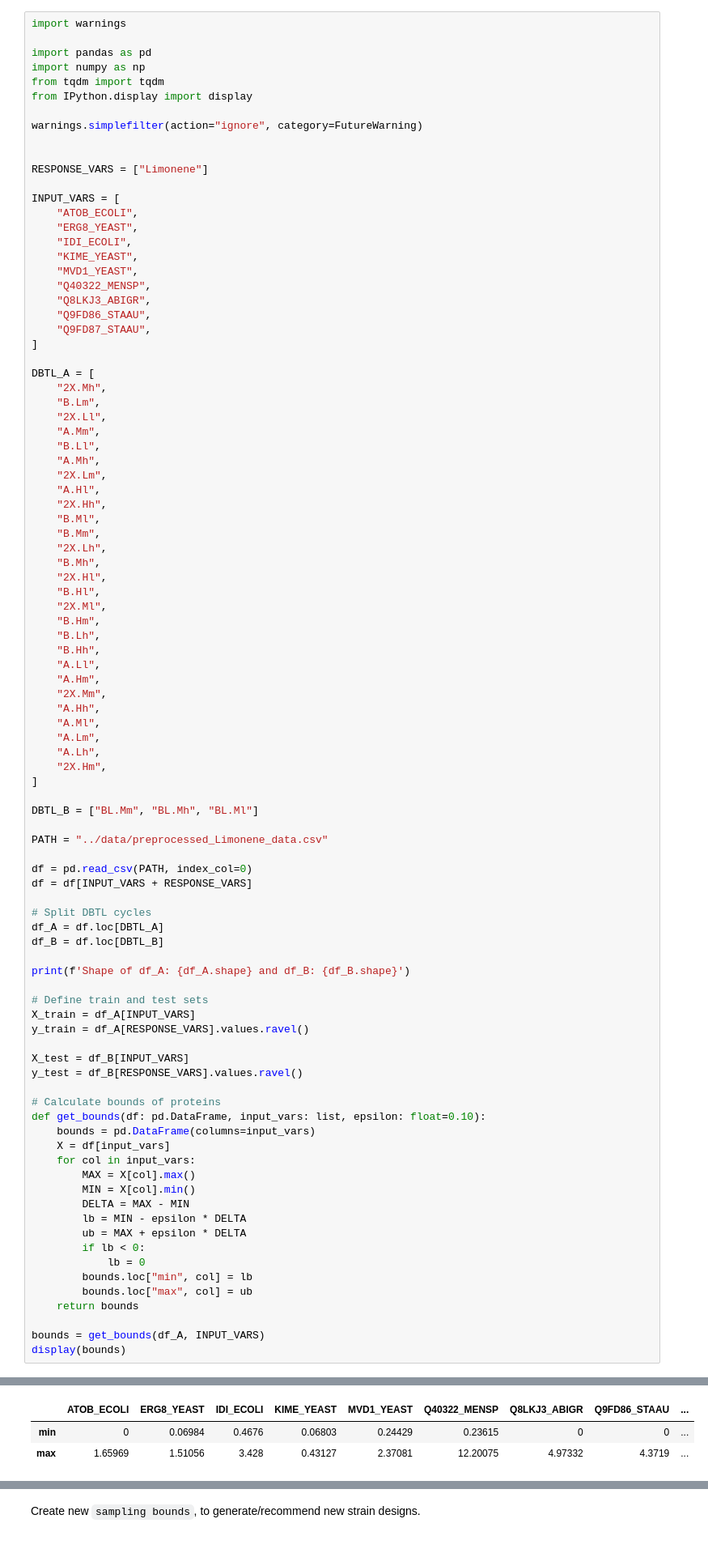
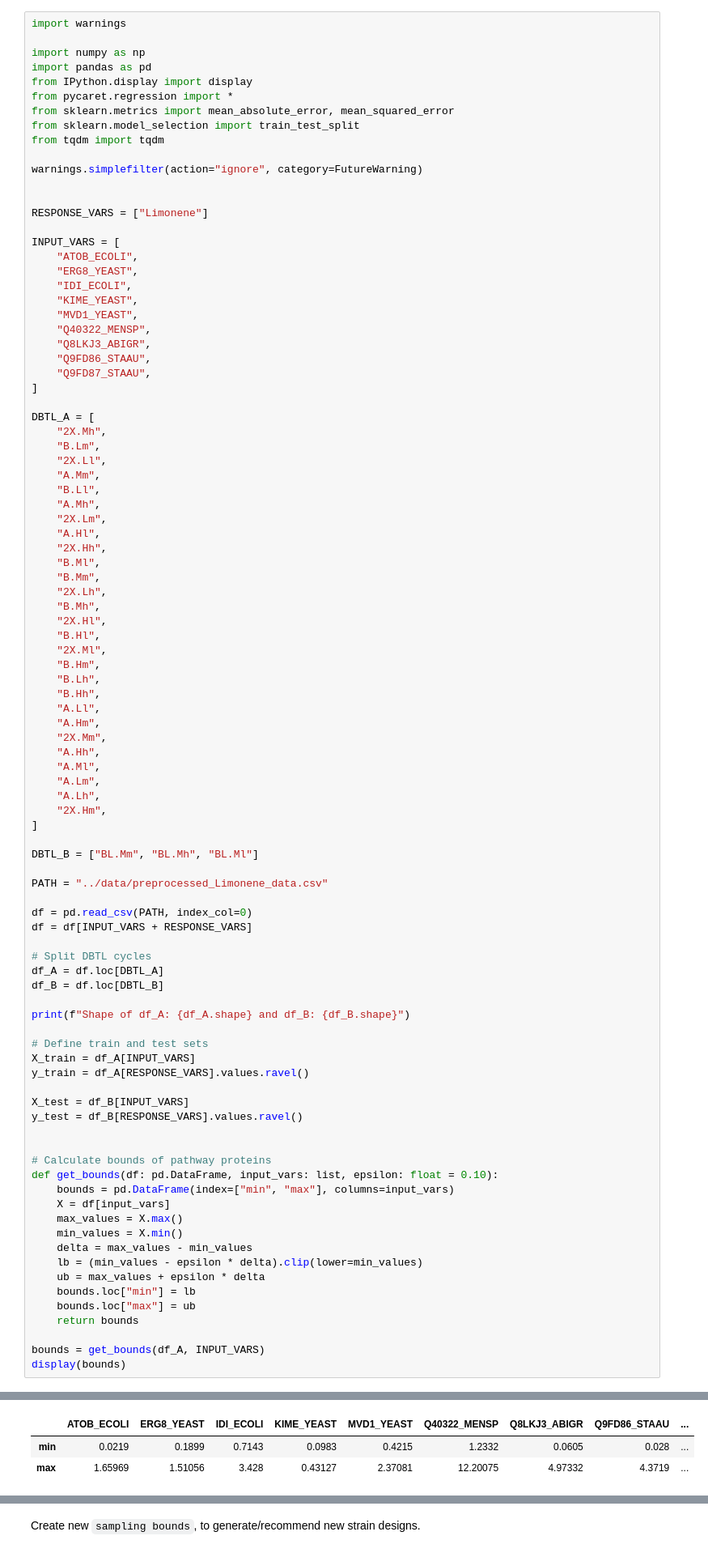
Before and after one commit to costasmexis/straindesignXAI, a Jupyter notebook: notebooks/Limonene_manual.ipynb, the cells around one changed output, grey strips where cells are left out. Shown: that part at 81% size. Saved outputs shown, nothing was run; the diff lists cells and outputs as text.

```diff
--- a/notebooks/Limonene_manual.ipynb
+++ b/notebooks/Limonene_manual.ipynb
@@ -1,10 +1,13 @@
 # %%
 import warnings
 
+import numpy as np
 import pandas as pd
-import numpy as np
+from IPython.display import display
+from pycaret.regression import *
+from sklearn.metrics import mean_absolute_error, mean_squared_error
+from sklearn.model_selection import train_test_split
 from tqdm import tqdm
-from IPython.display import display
 
 warnings.simplefilter(action="ignore", category=FutureWarning)
 
@@ -53,46 +56,44 @@ DBTL_A = [
     "2X.Hm",
 ]
 
 DBTL_B = ["BL.Mm", "BL.Mh", "BL.Ml"]
 
 PATH = "../data/preprocessed_Limonene_data.csv"
 
 df = pd.read_csv(PATH, index_col=0)
 df = df[INPUT_VARS + RESPONSE_VARS]
 
 # Split DBTL cycles
 df_A = df.loc[DBTL_A]
 df_B = df.loc[DBTL_B]
 
-print(f'Shape of df_A: {df_A.shape} and df_B: {df_B.shape}')
+print(f"Shape of df_A: {df_A.shape} and df_B: {df_B.shape}")
 
 # Define train and test sets
 X_train = df_A[INPUT_VARS]
 y_train = df_A[RESPONSE_VARS].values.ravel()
 
 X_test = df_B[INPUT_VARS]
 y_test = df_B[RESPONSE_VARS].values.ravel()
 
-# Calculate bounds of proteins
-def get_bounds(df: pd.DataFrame, input_vars: list, epsilon: float=0.10):
-    bounds = pd.DataFrame(columns=input_vars)
+
+# Calculate bounds of pathway proteins
+def get_bounds(df: pd.DataFrame, input_vars: list, epsilon: float = 0.10):
+    bounds = pd.DataFrame(index=["min", "max"], columns=input_vars)
     X = df[input_vars]
-    for col in input_vars:
-        MAX = X[col].max()
-        MIN = X[col].min()
-        DELTA = MAX - MIN
-        lb = MIN - epsilon * DELTA
-        ub = MAX + epsilon * DELTA
-        if lb < 0:
-            lb = 0
-        bounds.loc["min", col] = lb
-        bounds.loc["max", col] = ub
+    max_values = X.max()
+    min_values = X.min()
+    delta = max_values - min_values
+    lb = (min_values - epsilon * delta).clip(lower=min_values)
+    ub = max_values + epsilon * delta
+    bounds.loc["min"] = lb
+    bounds.loc["max"] = ub
     return bounds
 
 bounds = get_bounds(df_A, INPUT_VARS)
 display(bounds)
 # %% [output]
 Shape of df_A: (27, 10) and df_B: (3, 10)
 |  | ATOB_ECOLI | ERG8_YEAST | IDI_ECOLI | KIME_YEAST | MVD1_YEAST | Q40322_MENSP | Q8LKJ3_ABIGR | Q9FD86_STAAU | ... |
-| min | 0 | 0.06984 | 0.4676 | 0.06803 | 0.24429 | 0.23615 | 0 | 0 | ... |
+| min | 0.0219 | 0.1899 | 0.7143 | 0.0983 | 0.4215 | 1.2332 | 0.0605 | 0.028 | ... |
 | max | 1.65969 | 1.51056 | 3.428 | 0.43127 | 2.37081 | 12.20075 | 4.97332 | 4.3719 | ... |
```
Also changed, not shown: parts of 16 cells of this notebook.
